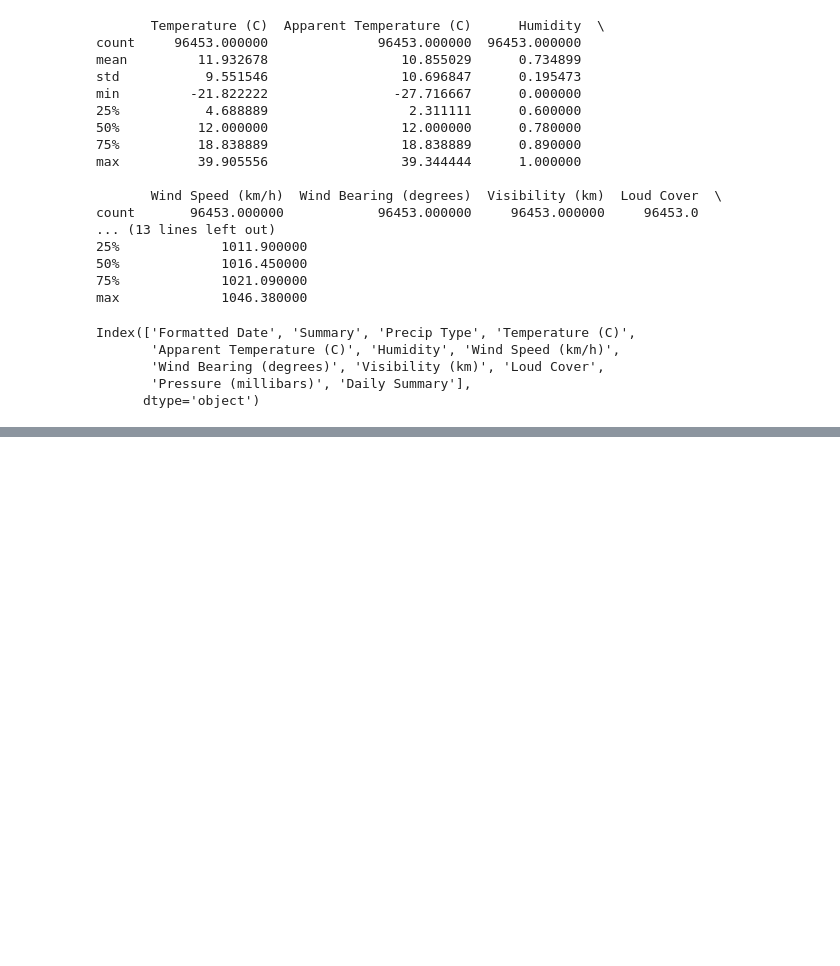
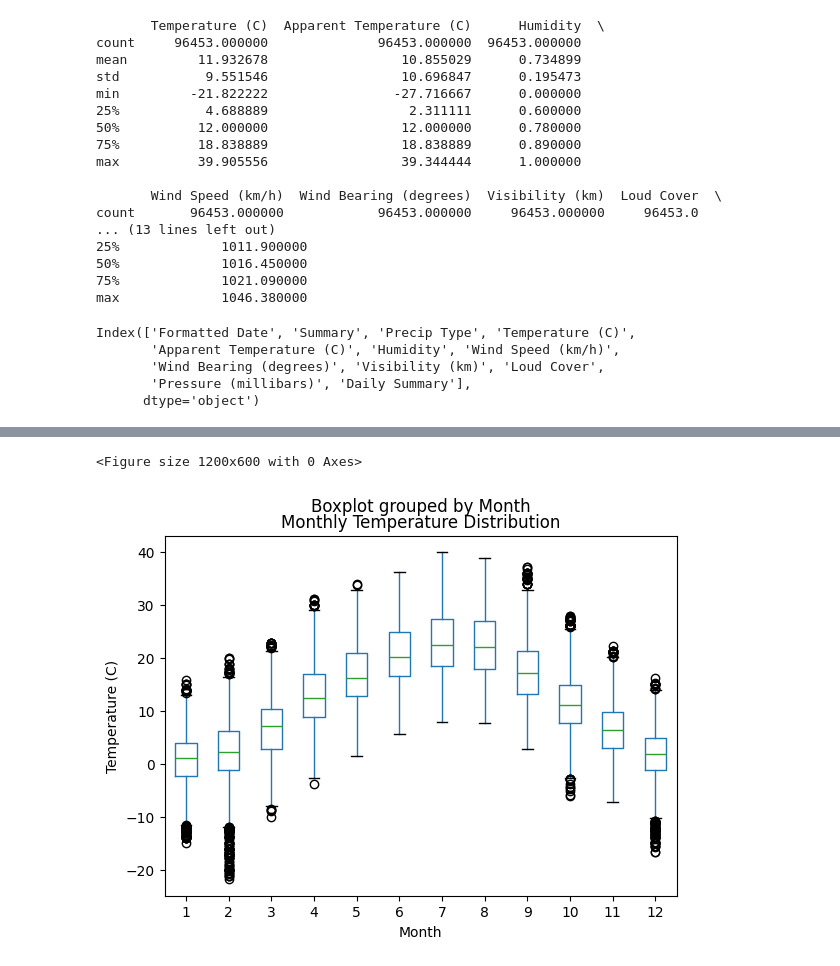
Before and after one commit to GOURAV-SAHA007/Weather-Visualization, a Jupyter notebook: notebook/01_exploration.ipynb, the cells around one changed output, grey strips where cells are left out. Drawn from its saved outputs; the diff is of its cells as text; code cells hidden in the pictures; blank space fills up the shorter version.

```diff
--- a/notebook/01_exploration.ipynb
+++ b/notebook/01_exploration.ipynb
@@ -156,0 +202,10 @@ plt.show()
+# %%
+plt.figure(figsize=(12,6))
+df.boxplot(column='Temperature (C)', by='Month', grid=False)
+plt.title("Monthly Temperature Distribution")
+# plt.suptitle("")
+plt.ylabel("Temperature (C)")
+plt.show()
+# %% [output]
+<Figure size 1200x600 with 0 Axes>
+[figure, added]
```
Also changed, not shown: parts of 16 cells of this notebook.
